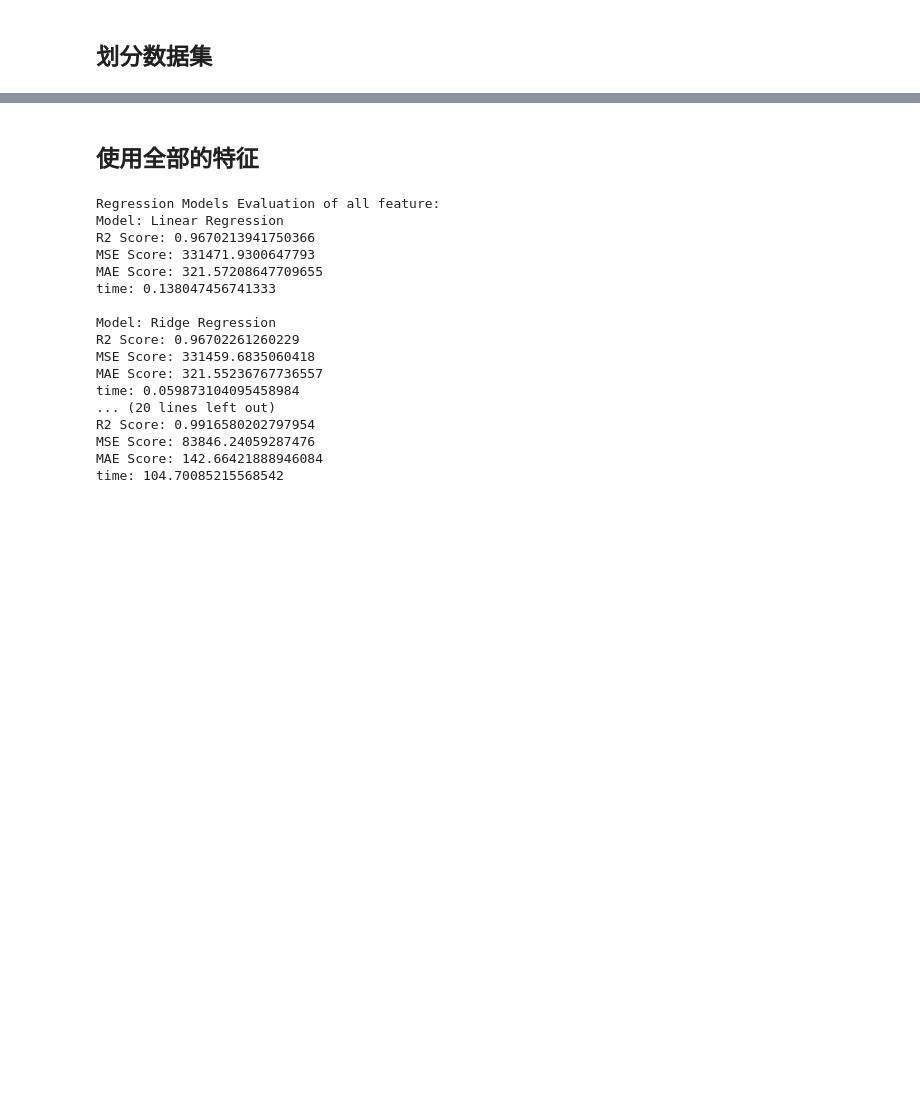
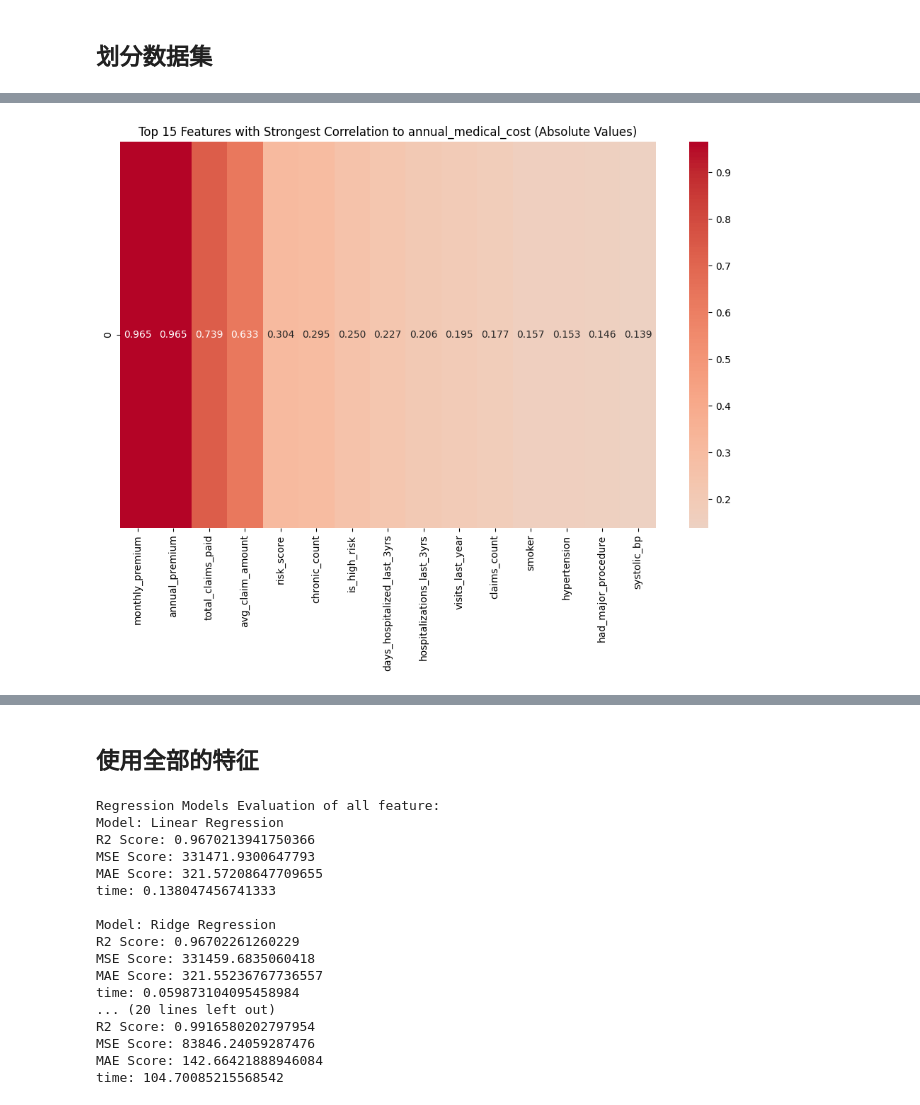
Before and after one commit to chenchunmei-daphne/try, a Jupyter notebook: group_work/prediction_model.ipynb, the cells around one changed output, grey strips where cells are left out. Cells and saved outputs as stored; diff of their text form; code cells hidden in the pictures; blank space fills up the shorter version.

```diff
--- a/group_work/prediction_model.ipynb
+++ b/group_work/prediction_model.ipynb
@@ -28,0 +72,17 @@ X_train1, X_test1, y_train, y_test = train_test_split(X, y, test_size=0.2, rando
+# %%
+# Select top 15 features based on absolute correlation values
+# This shows the strongest correlations regardless of direction
+top_features_abs = correlation_with_target.abs().sort_values(ascending=False).head(15)
+
+plt.figure(figsize=(10, 8))
+sns.heatmap(pd.DataFrame(correlation_with_target[top_features_abs.index]).T,
+            annot=True,
+            fmt='.3f',
+            cmap='coolwarm',
+            center=0,
+            cbar=True)
+plt.title('Top 15 Features with Strongest Correlation to annual_medical_cost (Absolute Values)')
+plt.tight_layout()
+plt.show()
+# %% [output]
+[figure, added]
```
Also changed, not shown: parts of 7 cells of this notebook, 6 other files.
